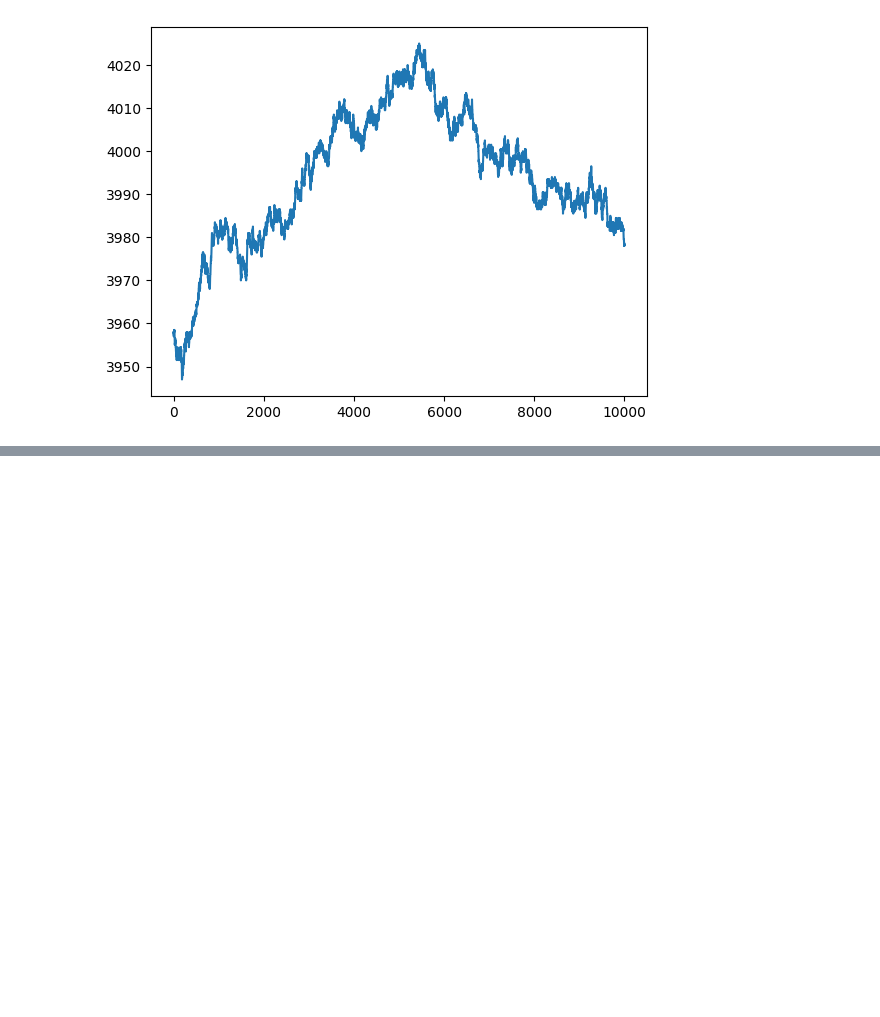
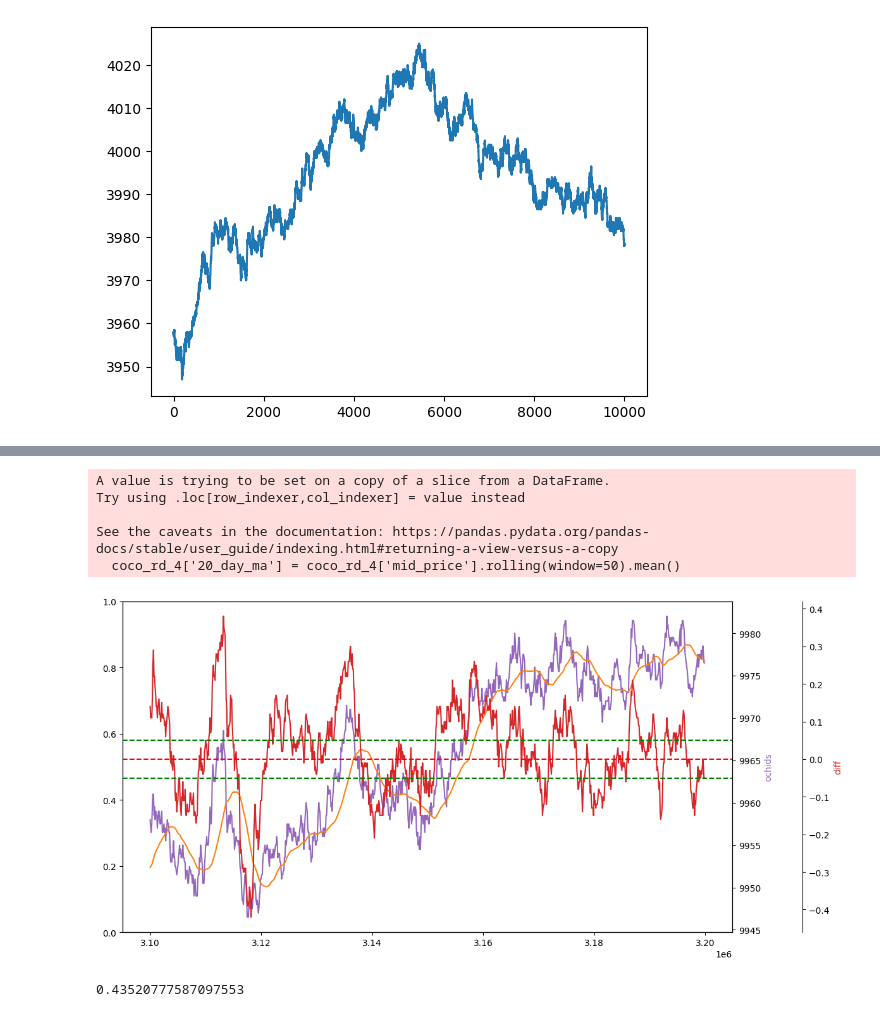
Before and after one commit to felixpoirier1/Prosperity, a Jupyter notebook: round_5_test.ipynb, the cells around one changed output, grey strips where cells are left out. Drawn from its saved outputs; the diff is of its cells as text; code cells hidden in the pictures; blank space fills up the shorter version.

```diff
--- a/round_5_test.ipynb
+++ b/round_5_test.ipynb
@@ -209,0 +235,40 @@ coconut.iloc[:1500].mid_price.plot()
+# %%
+coco_rd_4['20_day_ma'] = coco_rd_4['mid_price'].rolling(window=50).mean()
+
+fig, ax1 = plt.subplots(figsize=(12, 6))
+
+shift = 1000
+end = 2000
+
+ax3 = ax1.twinx()
+color = 'tab:purple'
+ax3.set_xlabel('Timestamp (by day)')
+ax3.set_ylabel('ochids', color=color)
+ax3.plot(coco_rd_4.timestamp.iloc[shift:end], coco_rd_4.mid_price.iloc[shift:end], color=color, zorder=1)
+
+ax4 = ax1.twinx()
+color = 'tab:red'
+ax4.spines['right'].set_position(('outward', 80))
+ax4.set_xlabel('Timestamp (by day)')
+ax4.set_ylabel('diff', color=color)
+ax4.plot(coco_rd_4.timestamp.iloc[shift:end], coco_rd_4['20_day_ma'].diff()[shift:end], color=color, zorder=1)
+
+ax3.plot(coco_rd_4.timestamp.iloc[shift:end], coco_rd_4['20_day_ma'][shift:end], color="tab:orange", label="50-Day MA", zorder=2)
+
+ax4.axhline(0.05, color='green', linestyle='--')
+ax4.axhline(0, color='red', linestyle='--')
+ax4.axhline(-0.05, color='green', linestyle='--')
+
+fig.tight_layout()
+plt.show()
+# %% [output]
+A value is trying to be set on a copy of a slice from a DataFrame.
+Try using .loc[row_indexer,col_indexer] = value instead
+
+See the caveats in the documentation: https://pandas.pydata.org/pandas-docs/stable/user_guide/indexing.html#returning-a-view-versus-a-copy
+  coco_rd_4['20_day_ma'] = coco_rd_4['mid_price'].rolling(window=50).mean()
+[figure, added]
+# %%
+orchids_rd_2['20_day_ma'].diff().std()
+# %% [output]
+0.43520777587097553
```
Also changed, not shown: parts of 12 cells of this notebook.
